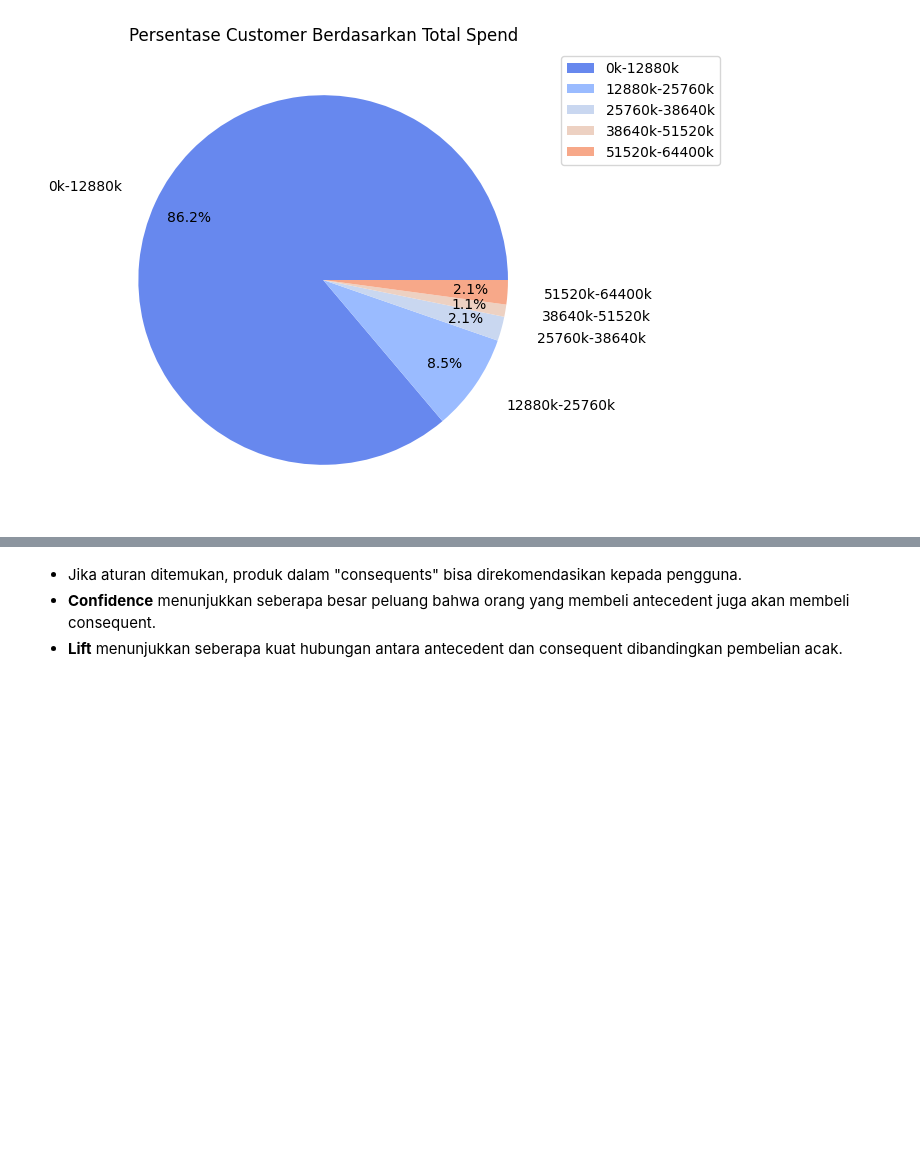
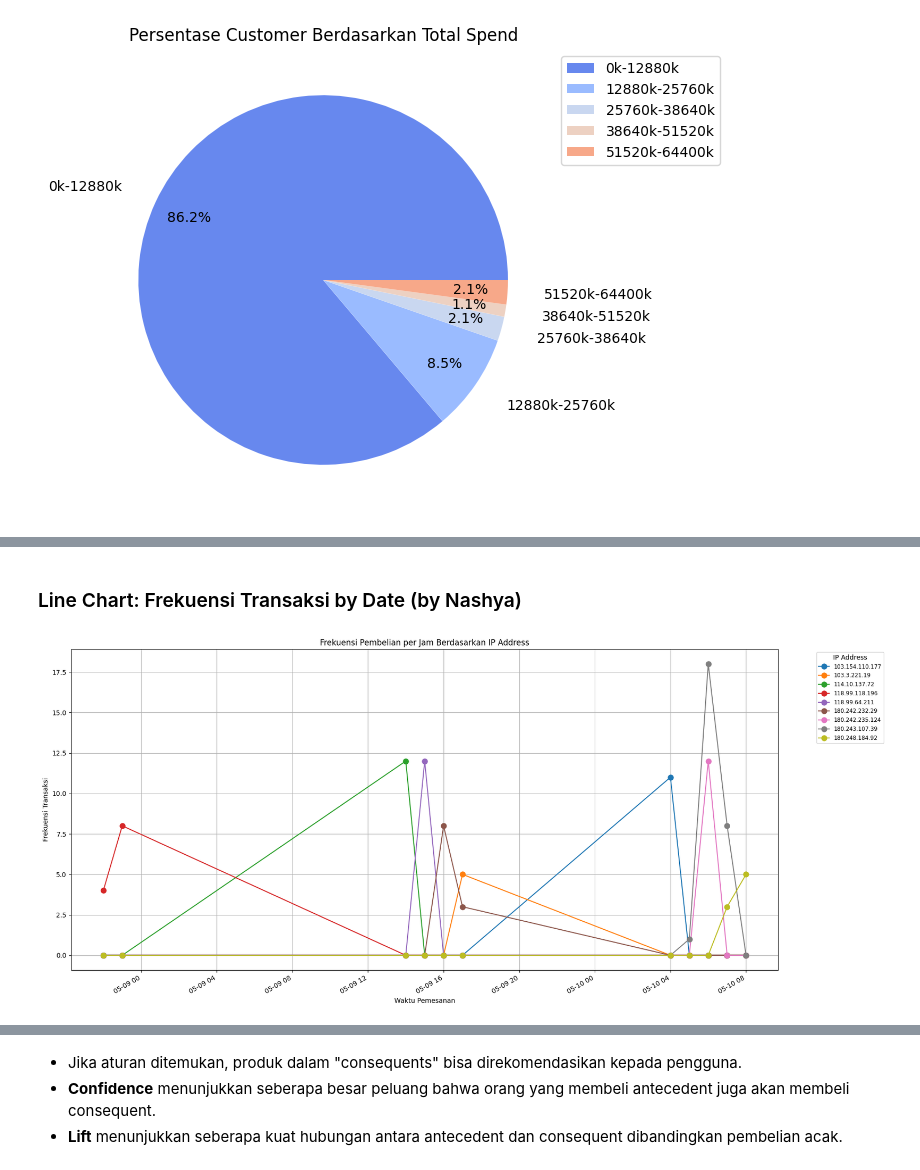
Before and after one commit to Leo42night/uas-data-mining, a Jupyter notebook: notebook.ipynb, the cells around one changed output, grey strips where cells are left out. Drawn from its saved outputs; the diff is of its cells as text; code cells hidden in the pictures; blank space fills up the shorter version.

```diff
--- a/notebook.ipynb
+++ b/notebook.ipynb
@@ -331,0 +212,2 @@ plt.show()
+# %%
+df_salesv1 = pd.read_csv('csv/fact_sales_v1.csv', sep=';')
@@ -331,0 +683,4 @@ plt.show()
+# %%
+# Pivot agar IP Address menjadi kolom
+pivot_df = df_line.pivot(index='order_date', columns='ip_address', values='jumlah_transaksi').fillna(0)
+pivot_df.head()
@@ -512,29 +948,0 @@ plt.show()
-# %%
-import pandas as pd
-import matplotlib.pyplot as plt
-
-# Load data
-df = pd.read_csv('csv/fact_sales_v1.csv', sep=';')
-
-# Bersihkan data
-df = df[df['order_item_type'] != 'shipping']
-df['order_date'] = pd.to_datetime(df['order_date'])
-df = df[['order_date', 'ip_address', 'order_id']].drop_duplicates()
-
-# Group berdasarkan jam dan IP
-df['order_time'] = df['order_date'].dt.floor('h')  # bulatkan ke jam terdekat
-grouped = df.groupby(['order_time', 'ip_address']).size().reset_index(name='jumlah_transaksi')
-
-# Pivot
-pivot_df = grouped.pivot(index='order_time', columns='ip_address', values='jumlah_transaksi').fillna(0)
-
-# Plot
-plt.figure(figsize=(18, 8))
-pivot_df.plot(marker='o', markersize=8, linewidth=1.5, figsize=(18, 8))
-plt.title('Frekuensi Pembelian per Jam Berdasarkan IP Address')
-plt.xlabel('Waktu Pemesanan')
-plt.ylabel('Jumlah Transaksi')
-plt.legend(title='IP Address', bbox_to_anchor=(1.05, 1), loc='upper left', fontsize='small')
-plt.tight_layout()
-plt.grid(True)
-plt.show()
@@ -823,0 +1050,14 @@ matched_rules_v2.head()
+# %% [markdown]
+### Line Chart: Frekuensi Transaksi by Date (by Nashya)
+# %%
+# Plotting
+fig, ax = plt.subplots(figsize=(18, 8))
+pivot_df.plot(ax=ax, marker='o', markersize=8, linewidth=1.5)
+ax.set_title('Frekuensi Pembelian per Jam Berdasarkan IP Address')
+ax.set_xlabel('Waktu Pemesanan')
+ax.set_ylabel('Frekuensi Transaksi')
+ax.legend(title='IP Address', bbox_to_anchor=(1.05, 1), loc='upper left', fontsize='small')
+ax.grid(True)
+plt.tight_layout()
+# %% [output]
+[figure, added]
```
Also changed, not shown: parts of 152 cells of this notebook, 23 other files.
